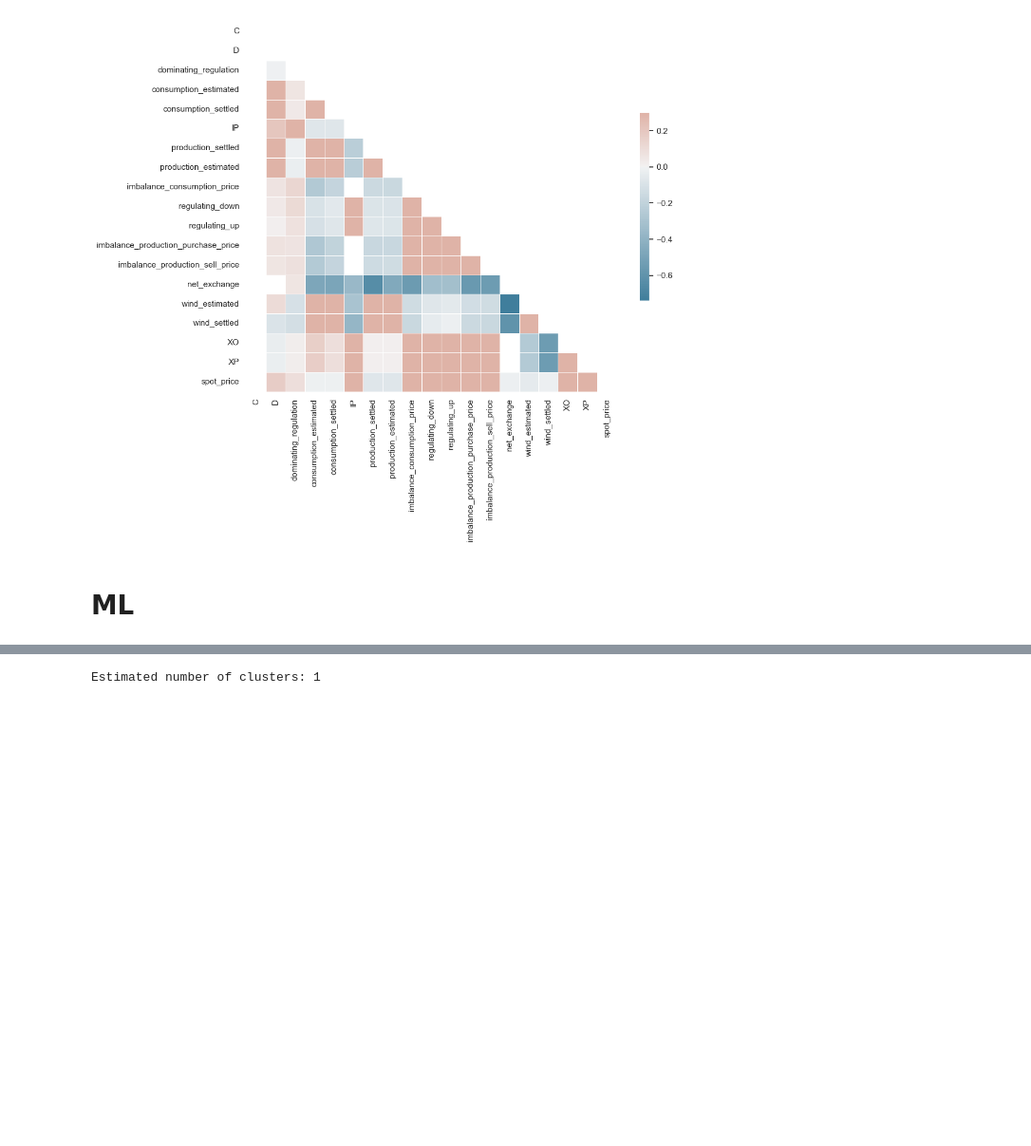
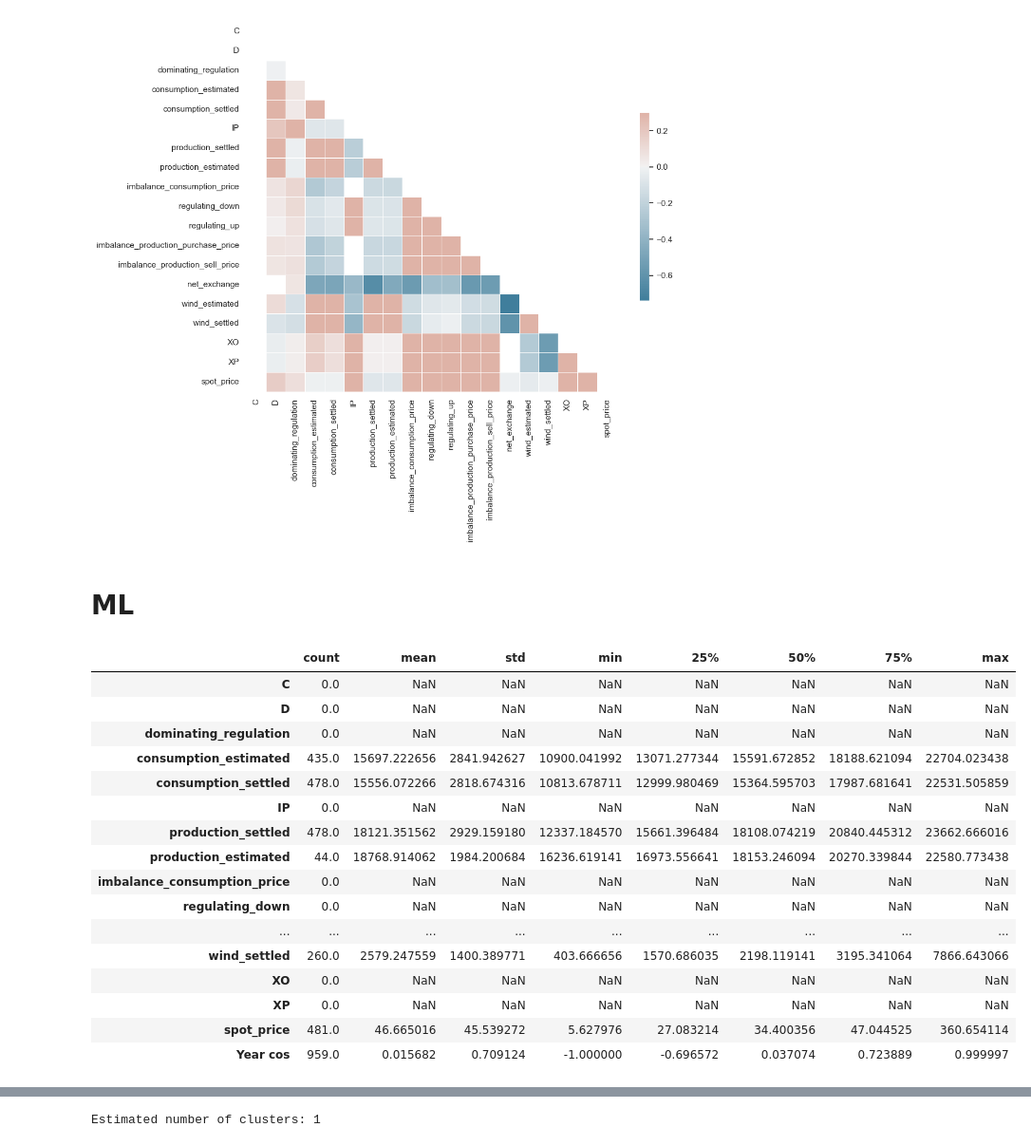
Before and after one commit to KoLogicDev/DSProject, a Jupyter notebook: DSProject.ipynb, the cells around one changed output, grey strips where cells are left out. Shown at 95% size. Cells and saved outputs as stored; diff of their text form; code cells hidden in the pictures; blank space fills up the shorter version.

```diff
--- a/DSProject.ipynb
+++ b/DSProject.ipynb
@@ -257,0 +263,20 @@ The default value of numeric_only in DataFrame.corr is deprecated. In a future v
+# %%
+stockholm_df.describe().transpose()
+# %% [output]
+|  | count | mean | std | min | 25% | 50% | 75% | max |
+| C | 0.0 | NaN | NaN | NaN | NaN | NaN | NaN | NaN |
+| D | 0.0 | NaN | NaN | NaN | NaN | NaN | NaN | NaN |
+| dominating_regulation | 0.0 | NaN | NaN | NaN | NaN | NaN | NaN | NaN |
+| consumption_estimated | 435.0 | 15697.222656 | 2841.942627 | 10900.041992 | 13071.277344 | 15591.672852 | 18188.621094 | 22704.023438 |
+| consumption_settled | 478.0 | 15556.072266 | 2818.674316 | 10813.678711 | 12999.980469 | 15364.595703 | 17987.681641 | 22531.505859 |
+| IP | 0.0 | NaN | NaN | NaN | NaN | NaN | NaN | NaN |
+| production_settled | 478.0 | 18121.351562 | 2929.159180 | 12337.184570 | 15661.396484 | 18108.074219 | 20840.445312 | 23662.666016 |
+| production_estimated | 44.0 | 18768.914062 | 1984.200684 | 16236.619141 | 16973.556641 | 18153.246094 | 20270.339844 | 22580.773438 |
+| imbalance_consumption_price | 0.0 | NaN | NaN | NaN | NaN | NaN | NaN | NaN |
+| regulating_down | 0.0 | NaN | NaN | NaN | NaN | NaN | NaN | NaN |
+| ... | ... | ... | ... | ... | ... | ... | ... | ... |
+| wind_settled | 260.0 | 2579.247559 | 1400.389771 | 403.666656 | 1570.686035 | 2198.119141 | 3195.341064 | 7866.643066 |
+| XO | 0.0 | NaN | NaN | NaN | NaN | NaN | NaN | NaN |
+| XP | 0.0 | NaN | NaN | NaN | NaN | NaN | NaN | NaN |
+| spot_price | 481.0 | 46.665016 | 45.539272 | 5.627976 | 27.083214 | 34.400356 | 47.044525 | 360.654114 |
+| Year cos | 959.0 | 0.015682 | 0.709124 | -1.000000 | -0.696572 | 0.037074 | 0.723889 | 0.999997 |
```
Also changed, not shown: parts of 31 cells of this notebook, 1 other file.
